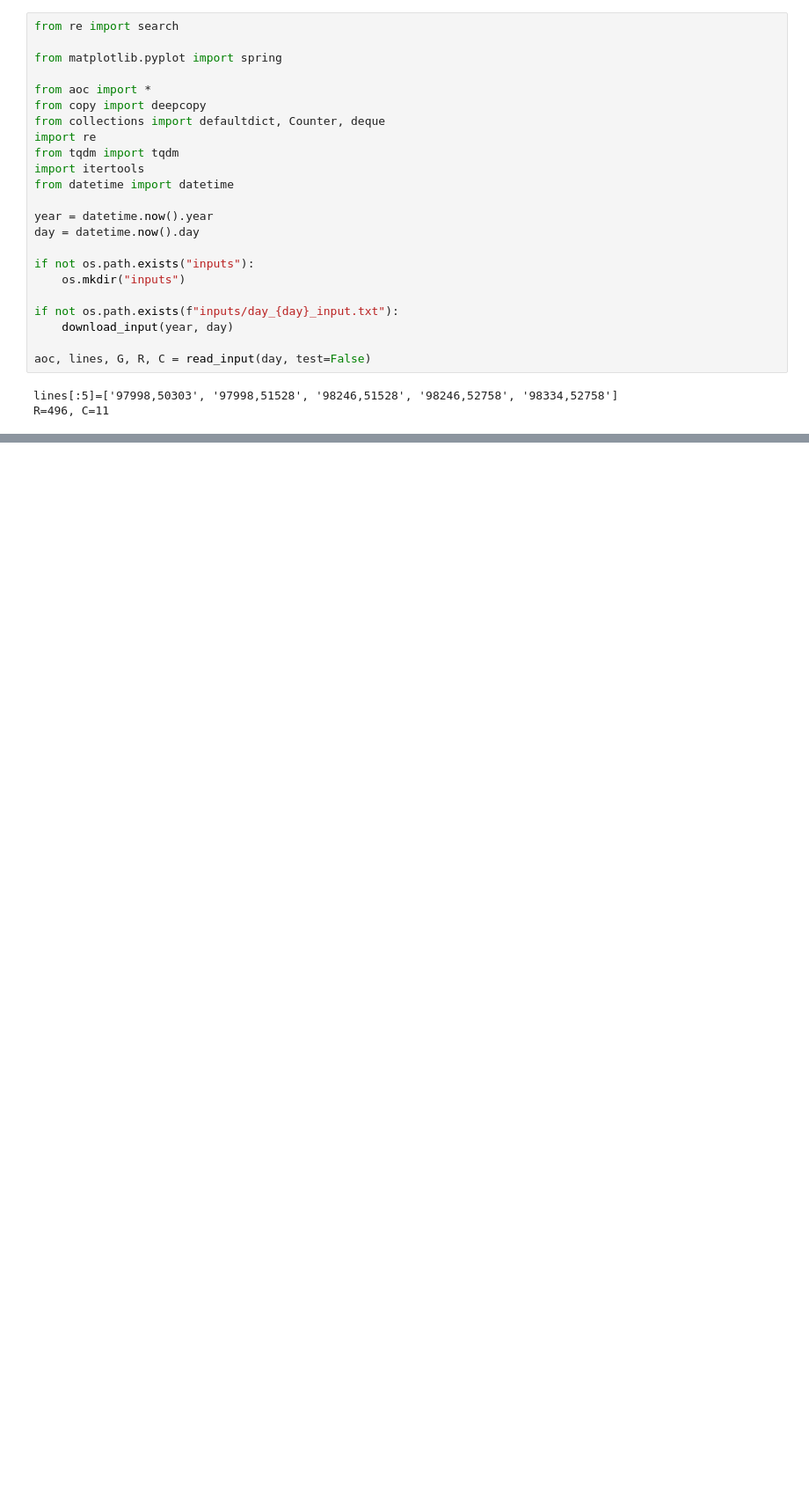
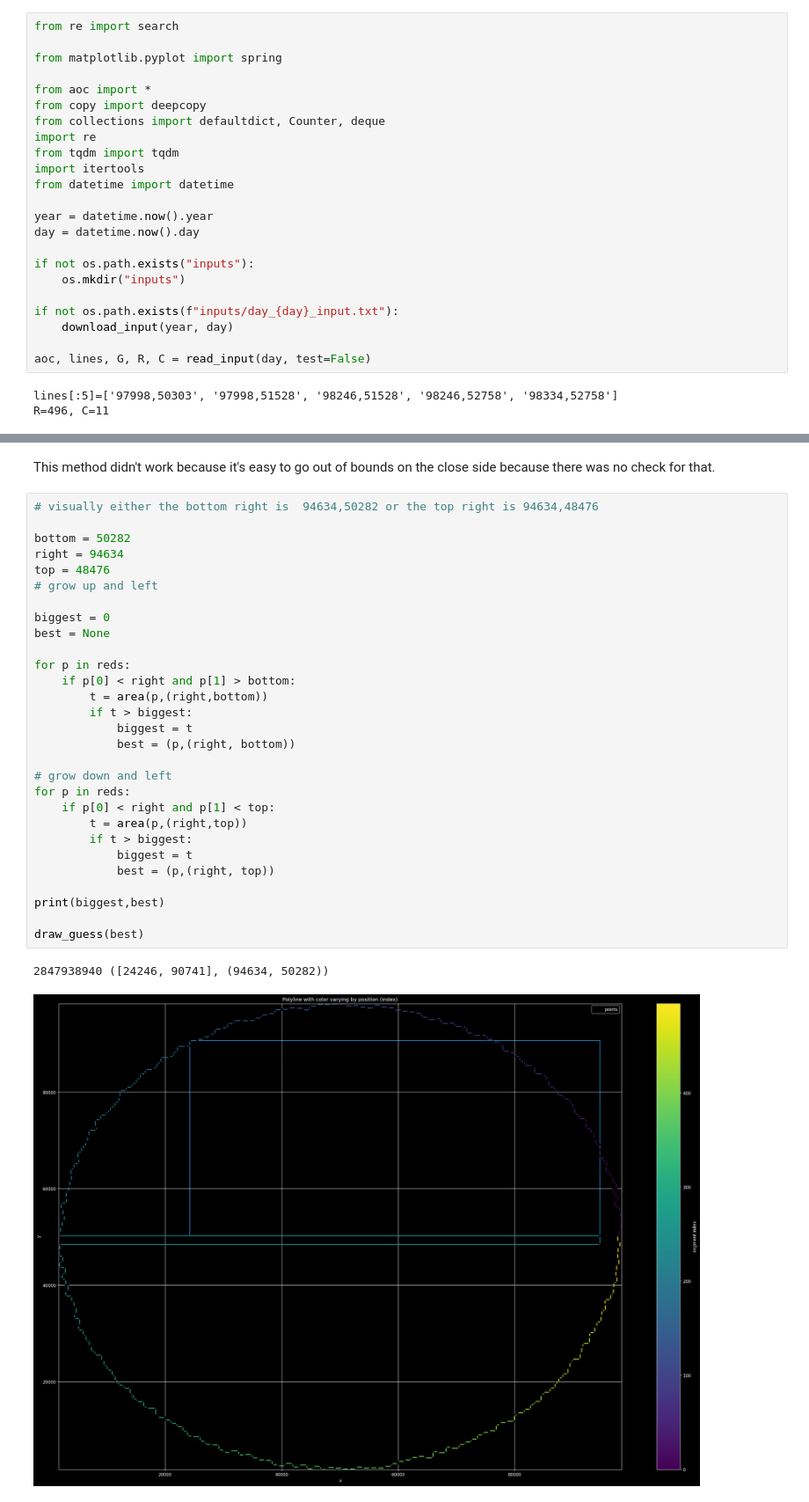
Before and after one commit to gsainsbury86/advent_2025, a Jupyter notebook: Day 09.ipynb, the cells around one changed output, grey strips where cells are left out. Shown at 88% size. Drawn from its saved outputs; the diff is of its cells as text; blank space fills up the shorter version.

```diff
--- a/Day 09.ipynb
+++ b/Day 09.ipynb
@@ -225,0 +203,34 @@ draw_guess((top_left,bottom_right))
+# %% [markdown]
+This method didn't work because it's easy to go out of bounds on the close side because there was no check for that.
+# %%
+# visually either the bottom right is  94634,50282 or the top right is 94634,48476
+
+bottom = 50282
+right = 94634
+top = 48476
+# grow up and left
+
+biggest = 0
+best = None
+
+for p in reds:
+    if p[0] < right and p[1] > bottom:
+        t = area(p,(right,bottom))
+        if t > biggest:
+            biggest = t
+            best = (p,(right, bottom))
+
+# grow down and left
+for p in reds:
+    if p[0] < right and p[1] < top:
+        t = area(p,(right,top))
+        if t > biggest:
+            biggest = t
+            best = (p,(right, top))
+
+print(biggest,best)
+
+draw_guess(best)
+# %% [output]
+2847938940 ([24246, 90741], (94634, 50282))
+[figure, added]
```
Also changed, not shown: parts of 8 cells of this notebook, 1 other file.
